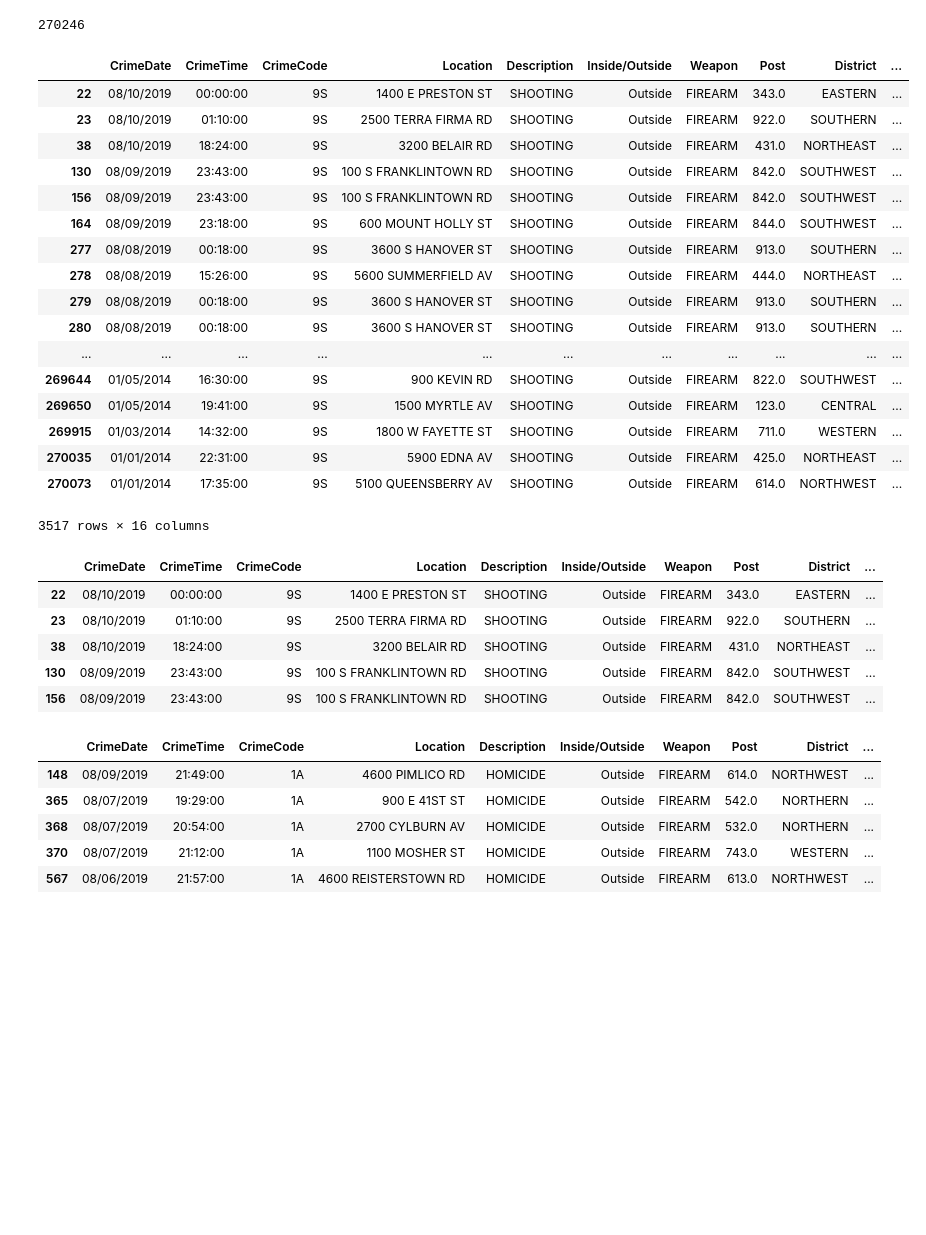
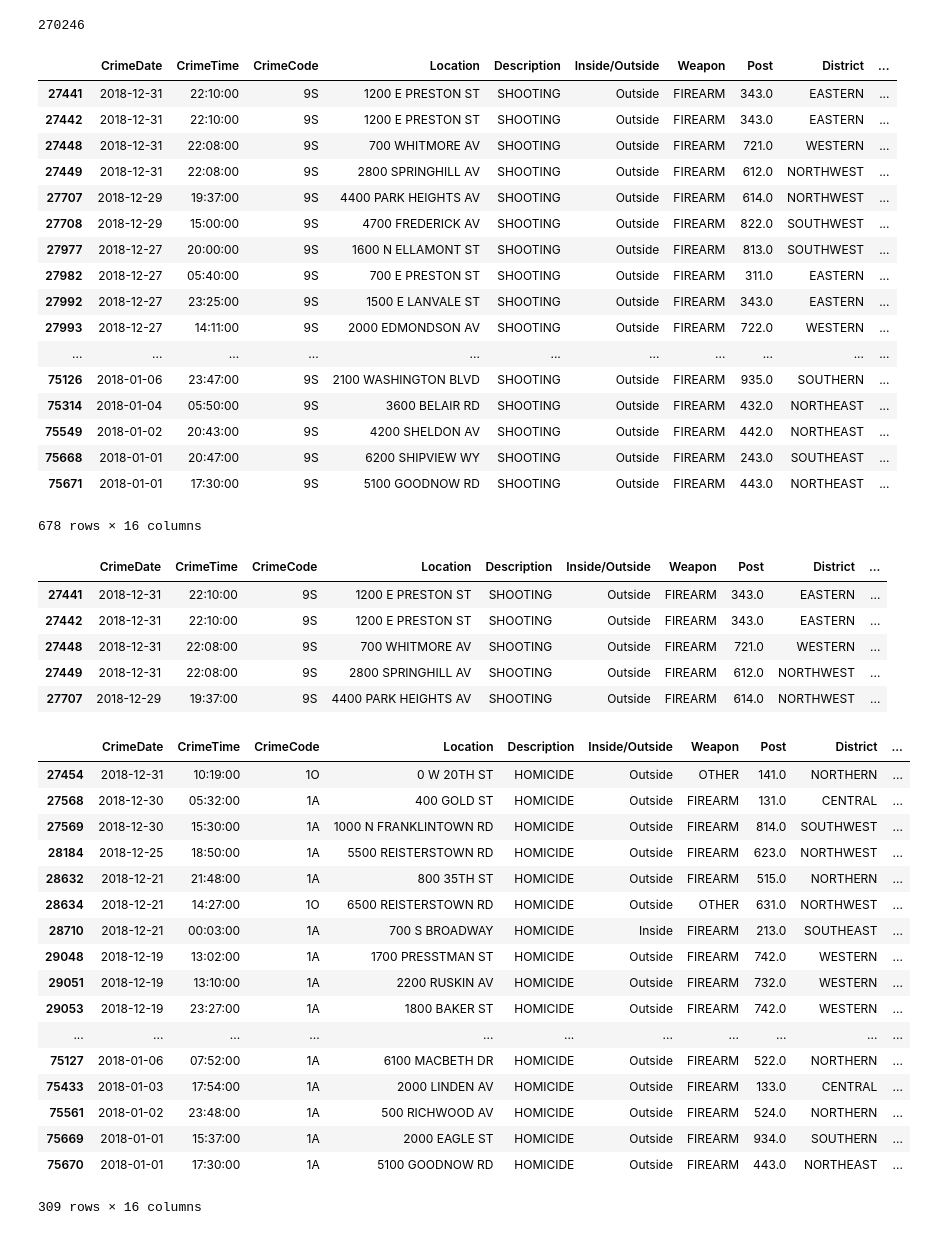
Before and after one commit to tduszyk/Baltimore_CCTV, a Jupyter notebook: Crime_Data.ipynb, the cells around one changed output. Drawn from its saved outputs; the diff is of its cells as text; code cells hidden in the pictures; blank space fills up the shorter version.

```diff
--- a/Crime_Data.ipynb
+++ b/Crime_Data.ipynb
@@ -55,35 +56,43 @@ array(['LARCENY FROM AUTO', 'BURGLARY', 'COMMON ASSAULT',
 raw_data["Description"].count()
 # %% [output]
 270246
+# %%
+raw_data["CrimeDate"] = pd.to_datetime(raw_data["CrimeDate"])
+# %%
+raw_data = raw_data[(raw_data["CrimeDate"] >= '2018-01-01 00:00:00') &
+                           (raw_data["CrimeDate"] <= '2018-12-31 00:00:00')]
+#recent_year_data['Neighborhood'].value_counts()
+# %%
+raw_data = raw_data.dropna(subset=["Latitude", "Longitude"])
 # %%
 raw_data[raw_data['Description'].str.match('SHOOTING')]
 # %% [output]
 |  | CrimeDate | CrimeTime | CrimeCode | Location | Description | Inside/Outside | Weapon | Post | District | ... |
-| 22 | 08/10/2019 | 00:00:00 | 9S | 1400 E PRESTON ST | SHOOTING | Outside | FIREARM | 343.0 | EASTERN | ... |
-| 23 | 08/10/2019 | 01:10:00 | 9S | 2500 TERRA FIRMA RD | SHOOTING | Outside | FIREARM | 922.0 | SOUTHERN | ... |
-| 38 | 08/10/2019 | 18:24:00 | 9S | 3200 BELAIR RD | SHOOTING | Outside | FIREARM | 431.0 | NORTHEAST | ... |
-| 130 | 08/09/2019 | 23:43:00 | 9S | 100 S FRANKLINTOWN RD | SHOOTING | Outside | FIREARM | 842.0 | SOUTHWEST | ... |
-| 156 | 08/09/2019 | 23:43:00 | 9S | 100 S FRANKLINTOWN RD | SHOOTING | Outside | FIREARM | 842.0 | SOUTHWEST | ... |
-| 164 | 08/09/2019 | 23:18:00 | 9S | 600 MOUNT HOLLY ST | SHOOTING | Outside | FIREARM | 844.0 | SOUTHWEST | ... |
-| 277 | 08/08/2019 | 00:18:00 | 9S | 3600 S HANOVER ST | SHOOTING | Outside | FIREARM | 913.0 | SOUTHERN | ... |
-| 278 | 08/08/2019 | 15:26:00 | 9S | 5600 SUMMERFIELD AV | SHOOTING | Outside | FIREARM | 444.0 | NORTHEAST | ... |
-| 279 | 08/08/2019 | 00:18:00 | 9S | 3600 S HANOVER ST | SHOOTING | Outside | FIREARM | 913.0 | SOUTHERN | ... |
-| 280 | 08/08/2019 | 00:18:00 | 9S | 3600 S HANOVER ST | SHOOTING | Outside | FIREARM | 913.0 | SOUTHERN | ... |
+| 27441 | 2018-12-31 | 22:10:00 | 9S | 1200 E PRESTON ST | SHOOTING | Outside | FIREARM | 343.0 | EASTERN | ... |
+| 27442 | 2018-12-31 | 22:10:00 | 9S | 1200 E PRESTON ST | SHOOTING | Outside | FIREARM | 343.0 | EASTERN | ... |
+| 27448 | 2018-12-31 | 22:08:00 | 9S | 700 WHITMORE AV | SHOOTING | Outside | FIREARM | 721.0 | WESTERN | ... |
+| 27449 | 2018-12-31 | 22:08:00 | 9S | 2800 SPRINGHILL AV | SHOOTING | Outside | FIREARM | 612.0 | NORTHWEST | ... |
+| 27707 | 2018-12-29 | 19:37:00 | 9S | 4400 PARK HEIGHTS AV | SHOOTING | Outside | FIREARM | 614.0 | NORTHWEST | ... |
+| 27708 | 2018-12-29 | 15:00:00 | 9S | 4700 FREDERICK AV | SHOOTING | Outside | FIREARM | 822.0 | SOUTHWEST | ... |
+| 27977 | 2018-12-27 | 20:00:00 | 9S | 1600 N ELLAMONT ST | SHOOTING | Outside | FIREARM | 813.0 | SOUTHWEST | ... |
+| 27982 | 2018-12-27 | 05:40:00 | 9S | 700 E PRESTON ST | SHOOTING | Outside | FIREARM | 311.0 | EASTERN | ... |
+| 27992 | 2018-12-27 | 23:25:00 | 9S | 1500 E LANVALE ST | SHOOTING | Outside | FIREARM | 343.0 | EASTERN | ... |
+| 27993 | 2018-12-27 | 14:11:00 | 9S | 2000 EDMONDSON AV | SHOOTING | Outside | FIREARM | 722.0 | WESTERN | ... |
 | ... | ... | ... | ... | ... | ... | ... | ... | ... | ... | ... |
-| 269644 | 01/05/2014 | 16:30:00 | 9S | 900 KEVIN RD | SHOOTING | Outside | FIREARM | 822.0 | SOUTHWEST | ... |
-| 269650 | 01/05/2014 | 19:41:00 | 9S | 1500 MYRTLE AV | SHOOTING | Outside | FIREARM | 123.0 | CENTRAL | ... |
-| 269915 | 01/03/2014 | 14:32:00 | 9S | 1800 W FAYETTE ST | SHOOTING | Outside | FIREARM | 711.0 | WESTERN | ... |
-| 270035 | 01/01/2014 | 22:31:00 | 9S | 5900 EDNA AV | SHOOTING | Outside | FIREARM | 425.0 | NORTHEAST | ... |
-| 270073 | 01/01/2014 | 17:35:00 | 9S | 5100 QUEENSBERRY AV | SHOOTING | Outside | FIREARM | 614.0 | NORTHWEST | ... |
+| 75126 | 2018-01-06 | 23:47:00 | 9S | 2100 WASHINGTON BLVD | SHOOTING | Outside | FIREARM | 935.0 | SOUTHERN | ... |
+| 75314 | 2018-01-04 | 05:50:00 | 9S | 3600 BELAIR RD | SHOOTING | Outside | FIREARM | 432.0 | NORTHEAST | ... |
+| 75549 | 2018-01-02 | 20:43:00 | 9S | 4200 SHELDON AV | SHOOTING | Outside | FIREARM | 442.0 | NORTHEAST | ... |
+| 75668 | 2018-01-01 | 20:47:00 | 9S | 6200 SHIPVIEW WY | SHOOTING | Outside | FIREARM | 243.0 | SOUTHEAST | ... |
+| 75671 | 2018-01-01 | 17:30:00 | 9S | 5100 GOODNOW RD | SHOOTING | Outside | FIREARM | 443.0 | NORTHEAST | ... |
-3517 rows × 16 columns
+678 rows × 16 columns
 # %%
 shooting_df = raw_data[raw_data.Description == "SHOOTING"]
 # %%
 shooting_df.head()
 # %% [output]
 |  | CrimeDate | CrimeTime | CrimeCode | Location | Description | Inside/Outside | Weapon | Post | District | ... |
-| 22 | 08/10/2019 | 00:00:00 | 9S | 1400 E PRESTON ST | SHOOTING | Outside | FIREARM | 343.0 | EASTERN | ... |
-| 23 | 08/10/2019 | 01:10:00 | 9S | 2500 TERRA FIRMA RD | SHOOTING | Outside | FIREARM | 922.0 | SOUTHERN | ... |
-| 38 | 08/10/2019 | 18:24:00 | 9S | 3200 BELAIR RD | SHOOTING | Outside | FIREARM | 431.0 | NORTHEAST | ... |
-| 130 | 08/09/2019 | 23:43:00 | 9S | 100 S FRANKLINTOWN RD | SHOOTING | Outside | FIREARM | 842.0 | SOUTHWEST | ... |
-| 156 | 08/09/2019 | 23:43:00 | 9S | 100 S FRANKLINTOWN RD | SHOOTING | Outside | FIREARM | 842.0 | SOUTHWEST | ... |
+| 27441 | 2018-12-31 | 22:10:00 | 9S | 1200 E PRESTON ST | SHOOTING | Outside | FIREARM | 343.0 | EASTERN | ... |
+| 27442 | 2018-12-31 | 22:10:00 | 9S | 1200 E PRESTON ST | SHOOTING | Outside | FIREARM | 343.0 | EASTERN | ... |
+| 27448 | 2018-12-31 | 22:08:00 | 9S | 700 WHITMORE AV | SHOOTING | Outside | FIREARM | 721.0 | WESTERN | ... |
+| 27449 | 2018-12-31 | 22:08:00 | 9S | 2800 SPRINGHILL AV | SHOOTING | Outside | FIREARM | 612.0 | NORTHWEST | ... |
+| 27707 | 2018-12-29 | 19:37:00 | 9S | 4400 PARK HEIGHTS AV | SHOOTING | Outside | FIREARM | 614.0 | NORTHWEST | ... |
@@ -90,14 +101,26 @@ shooting_df.head()
 # %%
 homicide_df = raw_data[raw_data.Description == "HOMICIDE"]
 # %%
-homicide_df.head()
+homicide_df
 # %% [output]
 |  | CrimeDate | CrimeTime | CrimeCode | Location | Description | Inside/Outside | Weapon | Post | District | ... |
-| 148 | 08/09/2019 | 21:49:00 | 1A | 4600 PIMLICO RD | HOMICIDE | Outside | FIREARM | 614.0 | NORTHWEST | ... |
-| 365 | 08/07/2019 | 19:29:00 | 1A | 900 E 41ST ST | HOMICIDE | Outside | FIREARM | 542.0 | NORTHERN | ... |
-| 368 | 08/07/2019 | 20:54:00 | 1A | 2700 CYLBURN AV | HOMICIDE | Outside | FIREARM | 532.0 | NORTHERN | ... |
-| 370 | 08/07/2019 | 21:12:00 | 1A | 1100 MOSHER ST | HOMICIDE | Outside | FIREARM | 743.0 | WESTERN | ... |
-| 567 | 08/06/2019 | 21:57:00 | 1A | 4600 REISTERSTOWN RD | HOMICIDE | Outside | FIREARM | 613.0 | NORTHWEST | ... |
+| 27454 | 2018-12-31 | 10:19:00 | 1O | 0 W 20TH ST | HOMICIDE | Outside | OTHER | 141.0 | NORTHERN | ... |
+| 27568 | 2018-12-30 | 05:32:00 | 1A | 400 GOLD ST | HOMICIDE | Outside | FIREARM | 131.0 | CENTRAL | ... |
+| 27569 | 2018-12-30 | 15:30:00 | 1A | 1000 N FRANKLINTOWN RD | HOMICIDE | Outside | FIREARM | 814.0 | SOUTHWEST | ... |
+| 28184 | 2018-12-25 | 18:50:00 | 1A | 5500 REISTERSTOWN RD | HOMICIDE | Outside | FIREARM | 623.0 | NORTHWEST | ... |
+| 28632 | 2018-12-21 | 21:48:00 | 1A | 800 35TH ST | HOMICIDE | Outside | FIREARM | 515.0 | NORTHERN | ... |
+| 28634 | 2018-12-21 | 14:27:00 | 1O | 6500 REISTERSTOWN RD | HOMICIDE | Outside | OTHER | 631.0 | NORTHWEST | ... |
+| 28710 | 2018-12-21 | 00:03:00 | 1A | 700 S BROADWAY | HOMICIDE | Inside | FIREARM | 213.0 | SOUTHEAST | ... |
+| 29048 | 2018-12-19 | 13:02:00 | 1A | 1700 PRESSTMAN ST | HOMICIDE | Outside | FIREARM | 742.0 | WESTERN | ... |
+| 29051 | 2018-12-19 | 13:10:00 | 1A | 2200 RUSKIN AV | HOMICIDE | Outside | FIREARM | 732.0 | WESTERN | ... |
+| 29053 | 2018-12-19 | 23:27:00 | 1A | 1800 BAKER ST | HOMICIDE | Outside | FIREARM | 742.0 | WESTERN | ... |
+| ... | ... | ... | ... | ... | ... | ... | ... | ... | ... | ... |
+| 75127 | 2018-01-06 | 07:52:00 | 1A | 6100 MACBETH DR | HOMICIDE | Outside | FIREARM | 522.0 | NORTHERN | ... |
+| 75433 | 2018-01-03 | 17:54:00 | 1A | 2000 LINDEN AV | HOMICIDE | Outside | FIREARM | 133.0 | CENTRAL | ... |
+| 75561 | 2018-01-02 | 23:48:00 | 1A | 500 RICHWOOD AV | HOMICIDE | Outside | FIREARM | 524.0 | NORTHERN | ... |
+| 75669 | 2018-01-01 | 15:37:00 | 1A | 2000 EAGLE ST | HOMICIDE | Outside | FIREARM | 934.0 | SOUTHERN | ... |
+| 75670 | 2018-01-01 | 17:30:00 | 1A | 5100 GOODNOW RD | HOMICIDE | Outside | FIREARM | 443.0 | NORTHEAST | ... |
+309 rows × 16 columns
 # %%
 cr_ag_person_df = raw_data[raw_data.Description == "COMMON ASSAULT"]
 # %%
```
Also changed, not shown: parts of 14 cells of this notebook, 30 other files.
